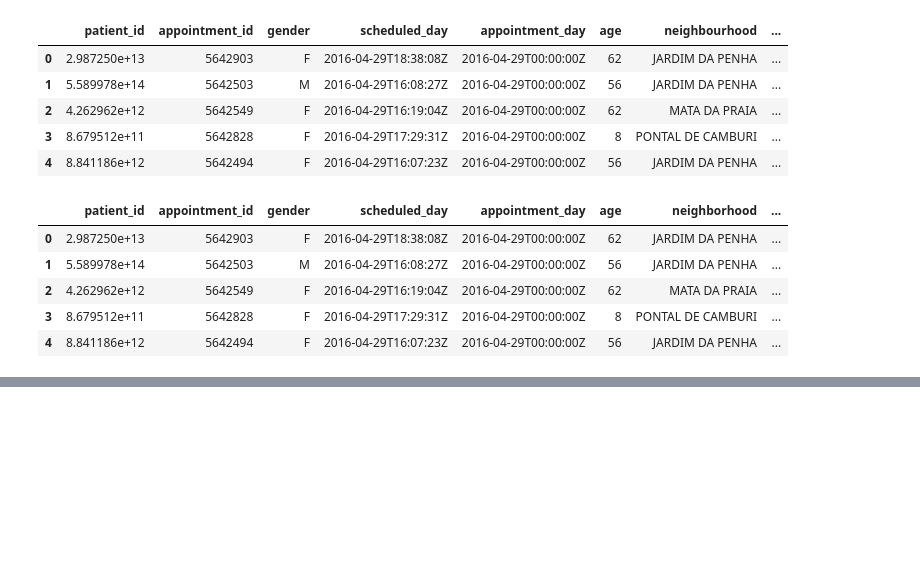
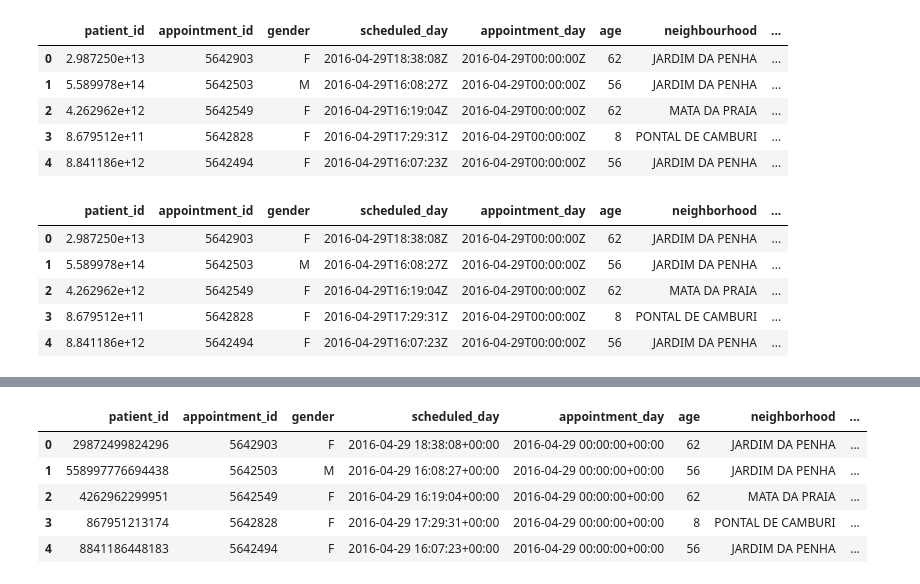
Before and after one commit to mhadjiantonis/missed_doc_apptmnts, a Jupyter notebook: missed_doc_apptmnt.ipynb, the cells around one changed output, grey strips where cells are left out. Drawn from its saved outputs; the diff is of its cells as text; code cells hidden in the pictures; blank space fills up the shorter version.

```diff
--- a/missed_doc_apptmnt.ipynb
+++ b/missed_doc_apptmnt.ipynb
@@ -125,0 +152,11 @@ df_doc_apps.head()
+# %%
+for col in ['scholarship', 'hypertension', 'diabetes', 'alcoholism']:
+    df_doc_apps[col] = df_doc_apps[col].astype(bool)
+df_doc_apps.head()
+# %% [output]
+|  | patient_id | appointment_id | gender | scheduled_day | appointment_day | age | neighborhood | ... |
+| 0 | 29872499824296 | 5642903 | F | 2016-04-29 18:38:08+00:00 | 2016-04-29 00:00:00+00:00 | 62 | JARDIM DA PENHA | ... |
+| 1 | 558997776694438 | 5642503 | M | 2016-04-29 16:08:27+00:00 | 2016-04-29 00:00:00+00:00 | 56 | JARDIM DA PENHA | ... |
+| 2 | 4262962299951 | 5642549 | F | 2016-04-29 16:19:04+00:00 | 2016-04-29 00:00:00+00:00 | 62 | MATA DA PRAIA | ... |
+| 3 | 867951213174 | 5642828 | F | 2016-04-29 17:29:31+00:00 | 2016-04-29 00:00:00+00:00 | 8 | PONTAL DE CAMBURI | ... |
+| 4 | 8841186448183 | 5642494 | F | 2016-04-29 16:07:23+00:00 | 2016-04-29 00:00:00+00:00 | 56 | JARDIM DA PENHA | ... |
```
Also changed, not shown: parts of 7 cells of this notebook.
